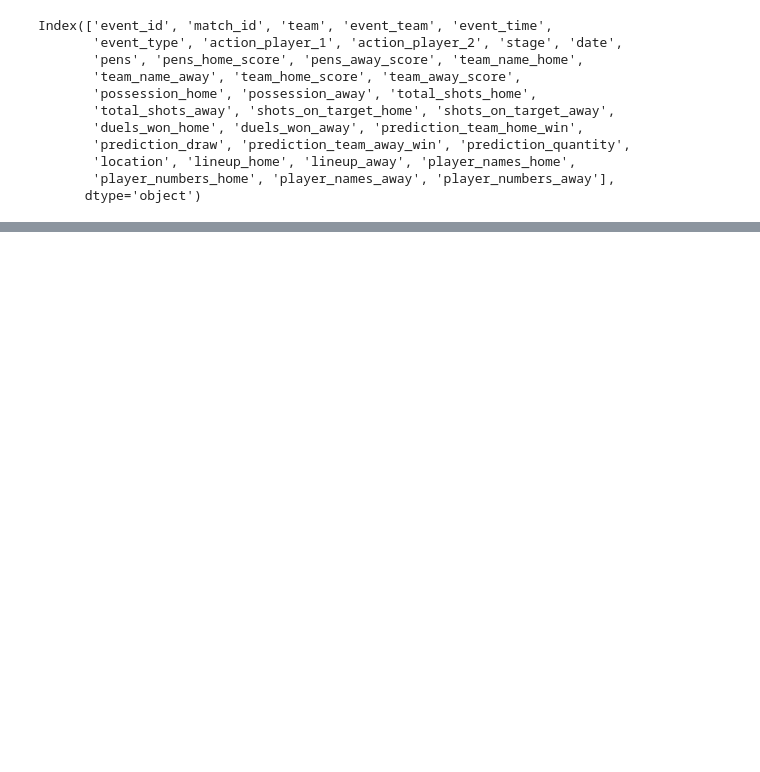
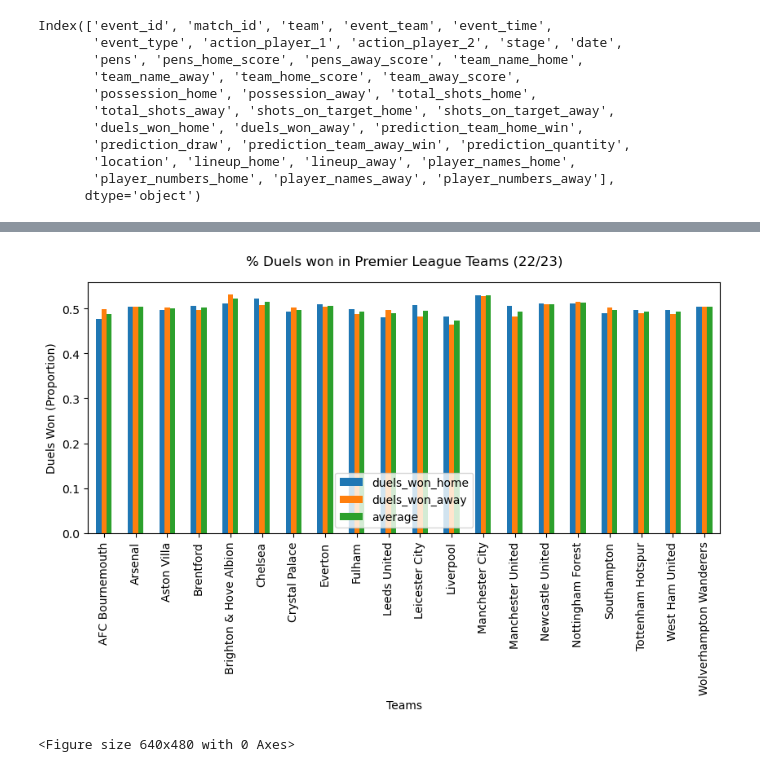
Before and after one commit to chikeibezim/premierleague-22-23, a Jupyter notebook: premier-league-analysis.ipynb, the cells around one changed output, grey strips where cells are left out. Cells and saved outputs as stored; diff of their text form; code cells hidden in the pictures; blank space fills up the shorter version.

Commit message:
Kaggle Notebook | Premier League Analysis | Version 5

```diff
--- a/premier-league-analysis.ipynb
+++ b/premier-league-analysis.ipynb
@@ -226,0 +268,25 @@ plt.legend()
+# %%
+# Let's check for duels won in home and away games for premier league teams
+fig, ax = plt.subplots(figsize=(10,4))
+
+duels_won = group_team_data("duels_won_home","duels_won_away", [np.mean])
+
+home_duels = duels_won.query("event_team == 'home'")[["duels_won_home"]]
+away_duels = duels_won.query("event_team == 'away'")[["duels_won_away"]]
+
+home_away_duels = home_duels.merge(away_duels, left_index=True, right_index=True)
+
+home_away_duels["average"] = (home_away_duels["duels_won_home"] + home_away_duels["duels_won_away"])/2
+
+home_away_duels.plot.bar(ax=ax)
+ax.set_title("% Duels won in Premier League Teams (22/23)", pad=15)
+ax.set_ylabel("Duels Won (Proportion)")
+ax.set_xlabel("Teams")
+
+plt.legend()
+plt.show()
+
+plt.tight_layout()
+# %% [output]
+[figure, added]
+<Figure size 640x480 with 0 Axes>
```
Also changed, not shown: parts of 31 cells of this notebook.
